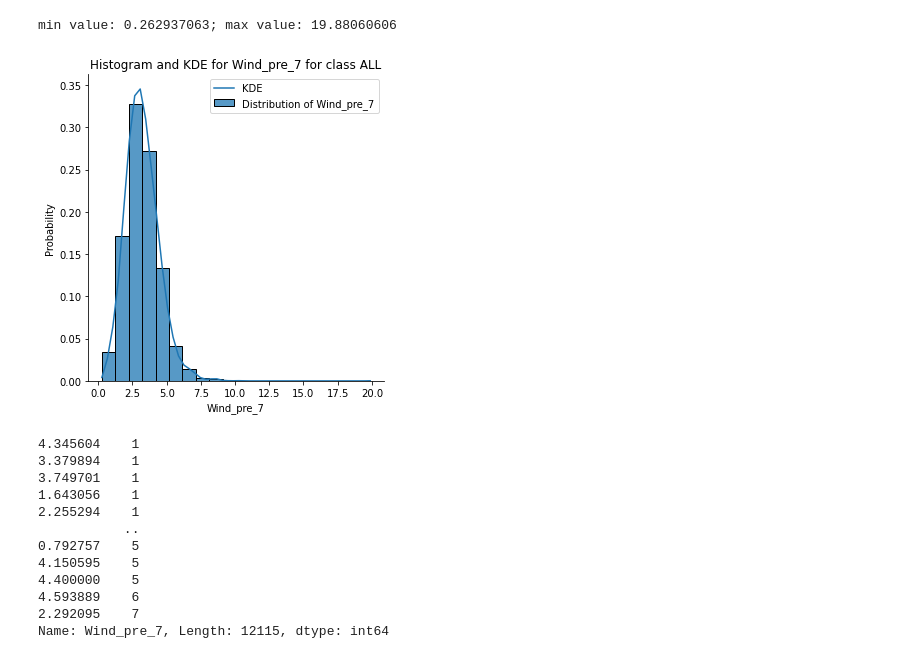
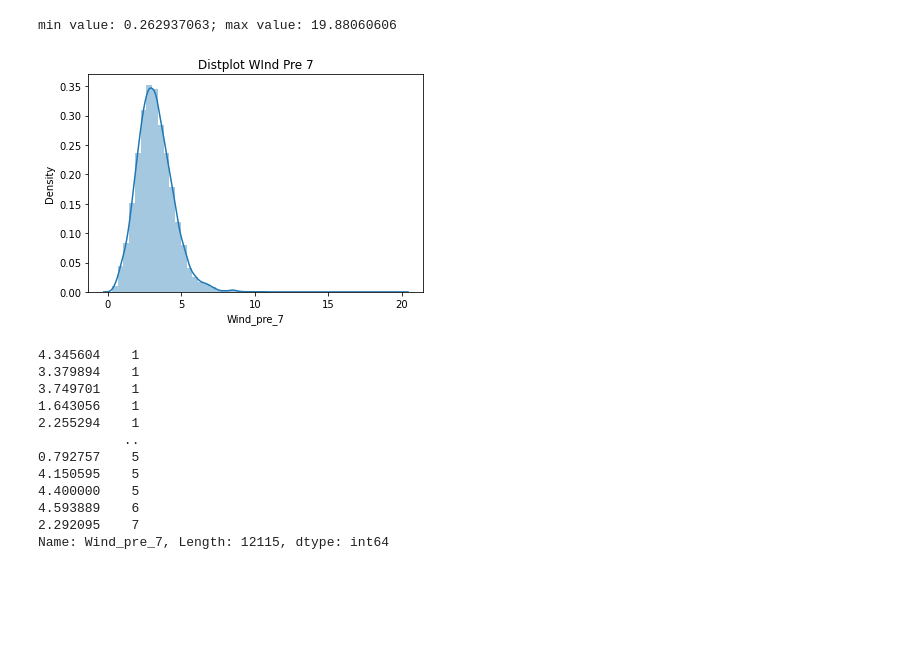
Before and after one commit to PatrykStronski/MultivariateAnalysis_Task1, a Jupyter notebook: wind_pre_7_overall.ipynb, the cells around one changed output. Drawn from its saved outputs; the diff is of its cells as text; code cells hidden in the pictures; blank space fills up the shorter version.

```diff
--- a/wind_pre_7_overall.ipynb
+++ b/wind_pre_7_overall.ipynb
@@ -27,13 +30,13 @@ min_amount, max_amount = df_sampled[property].min(), df_sampled[property].max()
 print(f'min value: {min_amount}; max value: {max_amount}')
 # %% [output]
 min value: 0.262937063; max value: 19.88060606
-# %%
-x = np.linspace(min_amount, max_amount, num=50)
-kde_values = kernel(x)
-
-draw_hist_kde(df_sampled, x, s_c, property, kde_values, 20)
-# %% [output]
-[figure, removed]
+# %%
+sns.distplot(df_sampled[property])
+plt.title('Distplot WInd Pre 7')
+plt.savefig('./figures/kde/Wind_pre_7.png')
+plt.show()
+# %% [output]
+[figure, added]
 # %%
 df_sampled.Wind_pre_7.value_counts().sort_values()
 # %% [output]
```
Also changed, not shown: parts of 4 cells of this notebook, 6 other files.
